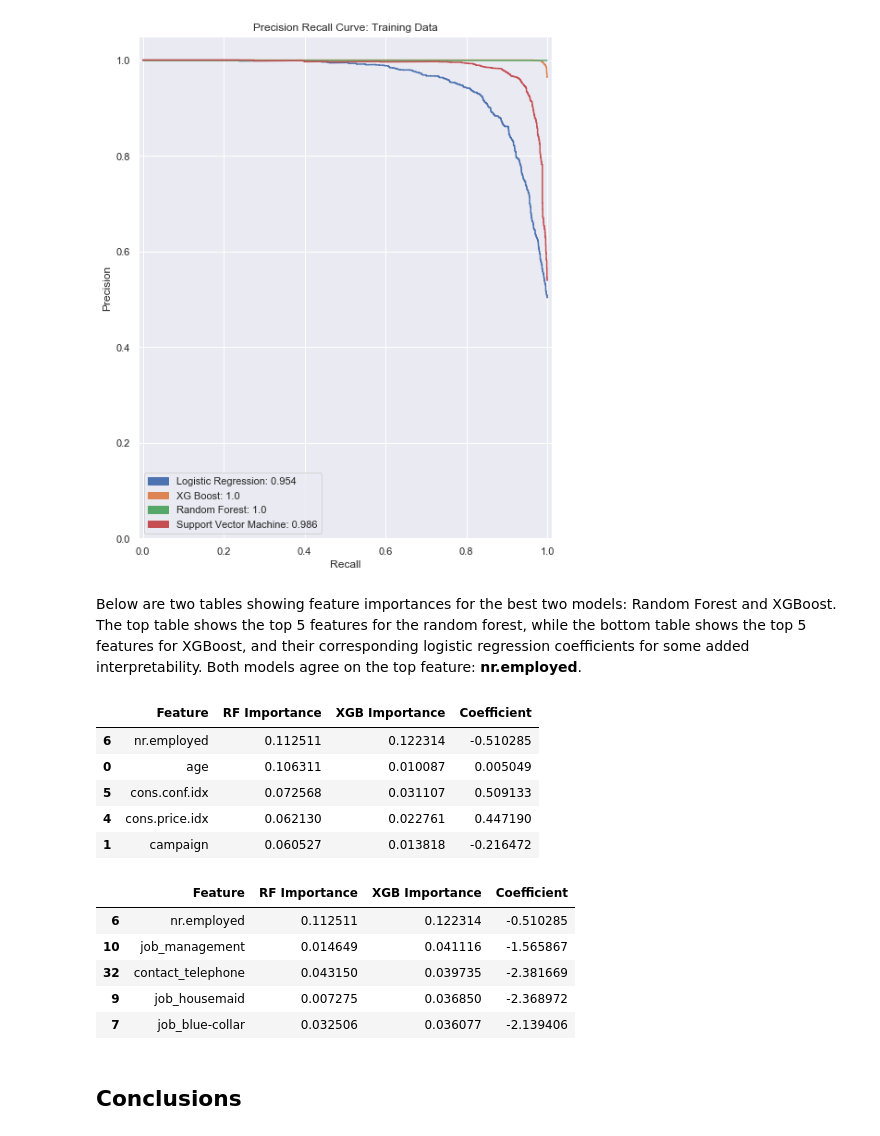
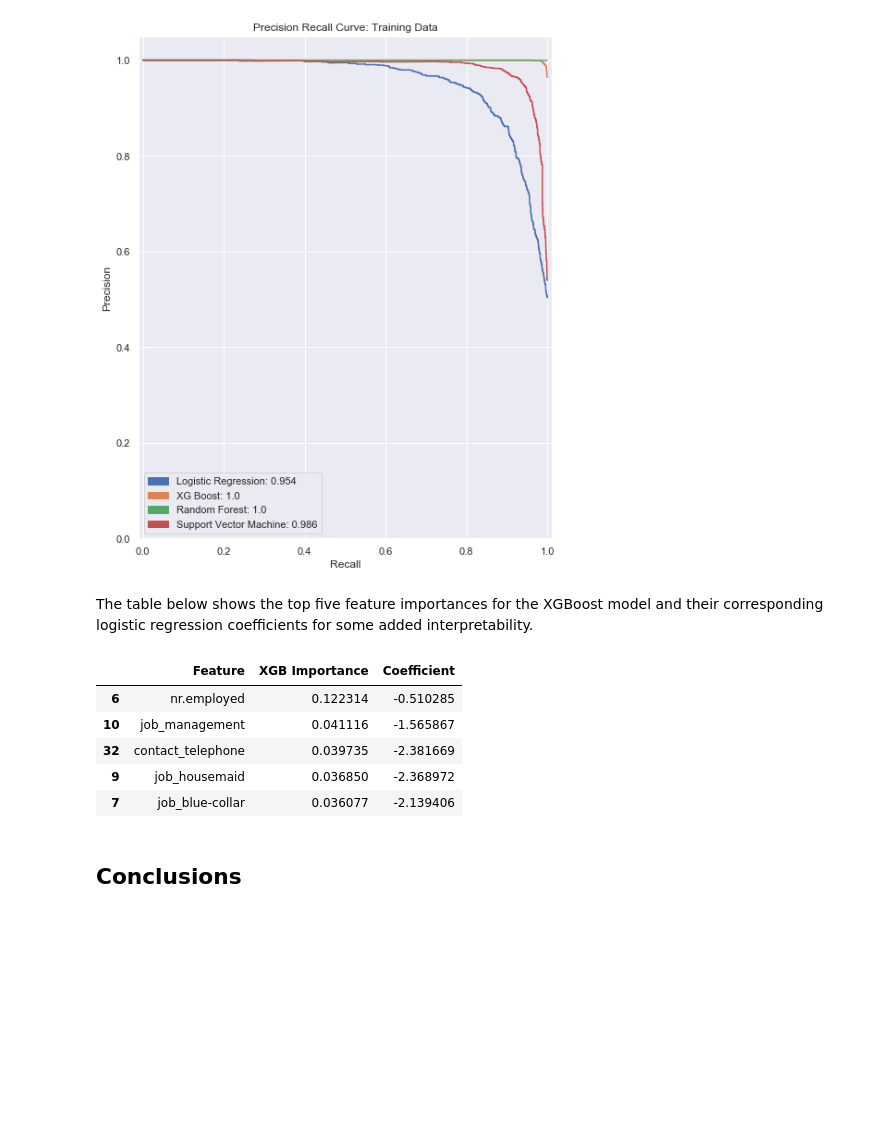
Before and after one commit to sameen73/banking_data_casestudy, a Jupyter notebook: banking_analysis.ipynb, the cells around one changed output. Saved outputs shown, nothing was run; the diff lists cells and outputs as text; code cells hidden in the pictures; blank space fills up the shorter version.

```diff
--- a/banking_analysis.ipynb
+++ b/banking_analysis.ipynb
@@ -1078,48 +974,31 @@ plt.rcParams["figure.figsize"] = [8,10]
 plt.show()
 # %% [output]
 [figure]
-# %% [markdown]
-Below are two tables showing feature importances for the best two models: Random Forest and XGBoost. The top table shows the top 5 features for the random forest, while the bottom table shows the top 5 features for XGBoost, and their corresponding logistic regression coefficients for some added interpretability. Both models agree on the top feature: **nr.employed**.
+# %% [markdown]
+The table below shows the top five feature importances for the XGBoost model and their corresponding logistic regression coefficients for some added interpretability.
 # %%
-#Altering Jupyter's CSS and HTML to allow me to display two dataframe heads at once
-CSS = """
-.output {
-    flex-direction: row;
-}
-"""
-
-HTML('<style>{}</style>'.format(CSS))
-
 #Creating a dataframe containing the features, random forest importance, and xgboost importance
 fi = pd.concat([pd.DataFrame(X_train.columns),\
-                          pd.DataFrame(np.transpose(best_rf_model.best_estimator_.feature_importances_)),\
                           pd.DataFrame(np.transpose(best_xgboost_model.best_estimator_.feature_importances_))],\
                           axis = 1)
-fi.columns = ["Feature", "RF Importance", "XGB Importance"]
+fi.columns = ["Feature","XGB Importance"]
 
 #Creating a dataframe with a new column containing the logistic regression coefficient
 result = pd.merge(fi,
                  coefficients["Coefficient"],
                  on=fi.Feature,
                  how='inner')
 result = result.drop("key_0", axis = 1)
-most_important_rf = result.sort_values("RF Importance", ascending = False)
-display(most_important_rf.head())
+
 most_important_xgb = result.sort_values("XGB Importance", ascending = False)
-display(most_important_xgb.head())
+most_important_xgb.head()
 # %% [output]
-|  | Feature | RF Importance | XGB Importance | Coefficient |
-| 6 | nr.employed | 0.112511 | 0.122314 | -0.510285 |
-| 0 | age | 0.106311 | 0.010087 | 0.005049 |
-| 5 | cons.conf.idx | 0.072568 | 0.031107 | 0.509133 |
-| 4 | cons.price.idx | 0.062130 | 0.022761 | 0.447190 |
-| 1 | campaign | 0.060527 | 0.013818 | -0.216472 |
+|  | Feature | XGB Importance | Coefficient |
+| 6 | nr.employed | 0.122314 | -0.510285 |
+| 10 | job_management | 0.041116 | -1.565867 |
+| 32 | contact_telephone | 0.039735 | -2.381669 |
+| 9 | job_housemaid | 0.036850 | -2.368972 |
+| 7 | job_blue-collar | 0.036077 | -2.139406 |
-|  | Feature | RF Importance | XGB Importance | Coefficient |
-| 6 | nr.employed | 0.112511 | 0.122314 | -0.510285 |
-| 10 | job_management | 0.014649 | 0.041116 | -1.565867 |
-| 32 | contact_telephone | 0.043150 | 0.039735 | -2.381669 |
-| 9 | job_housemaid | 0.007275 | 0.036850 | -2.368972 |
-| 7 | job_blue-collar | 0.032506 | 0.036077 | -2.139406 |
 # %% [markdown]
 ## Conclusions
 # %% [markdown]
```
Also changed, not shown: parts of 8 cells of this notebook.
